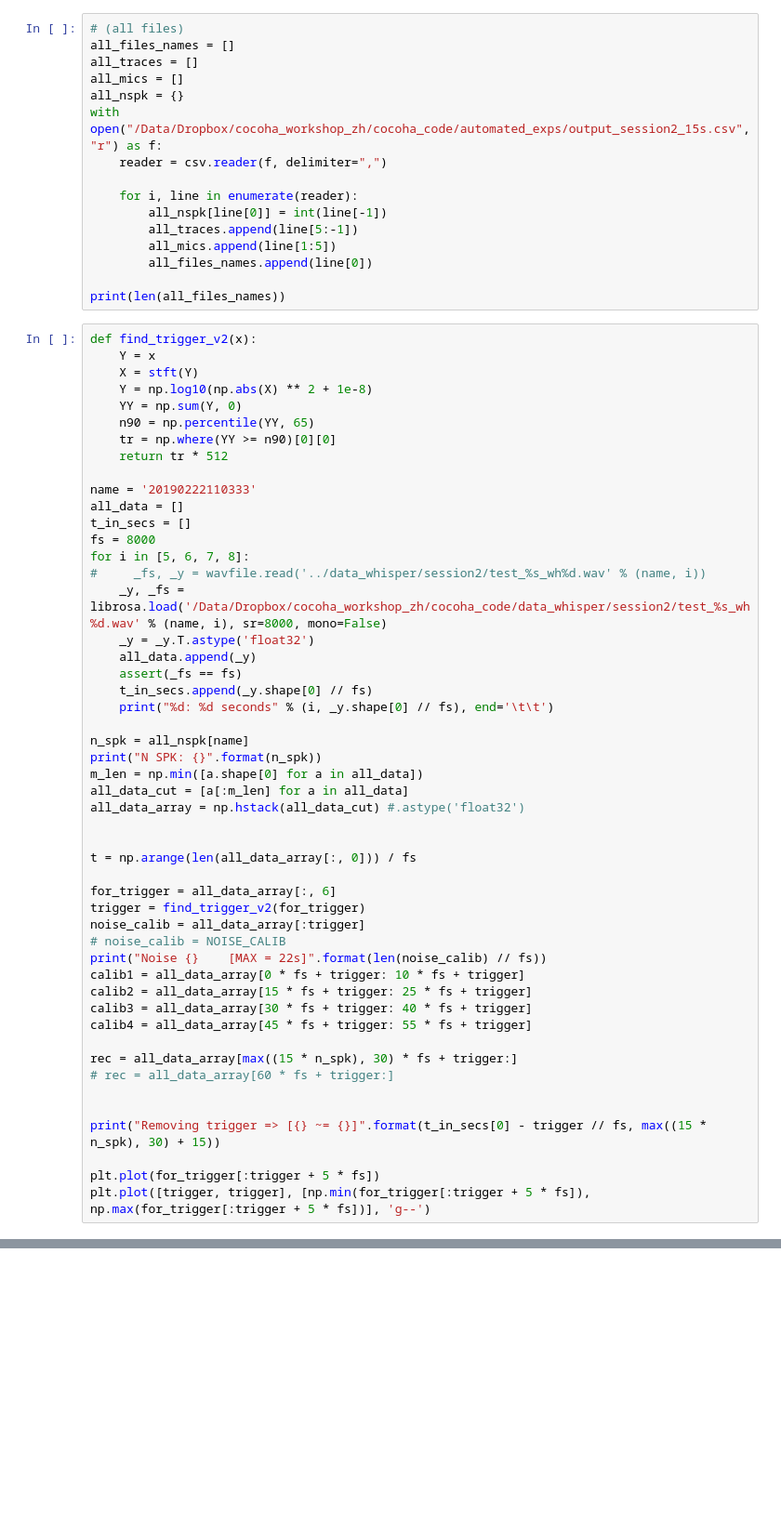
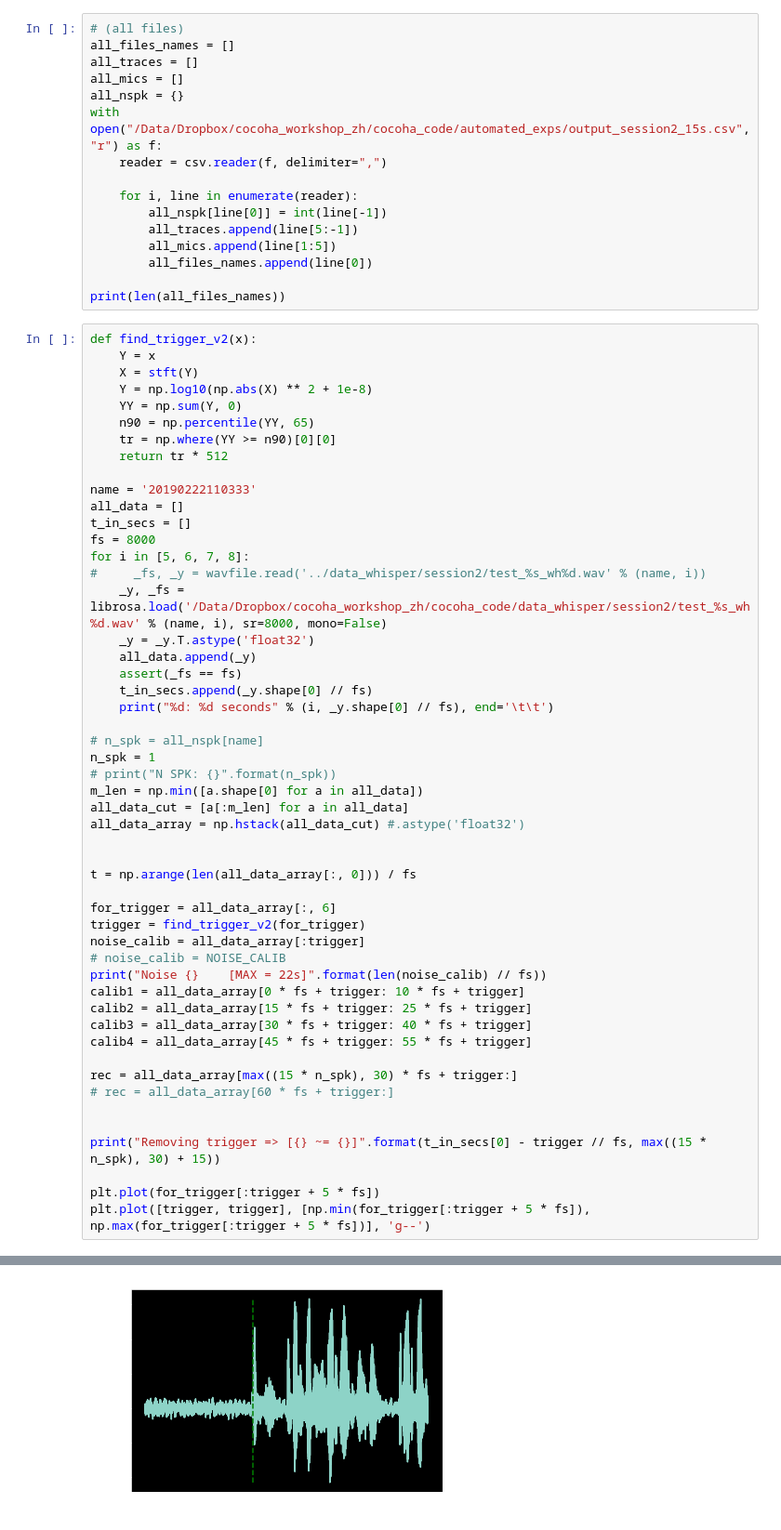
Before and after one commit to Enny1991/RealMuD, a Jupyter notebook: test_real_data.ipynb, the cells around one changed output, grey strips where cells are left out. Shown at 93% size. Drawn from its saved outputs; the diff is of its cells as text; blank space fills up the shorter version.

```diff
--- a/test_real_data.ipynb
+++ b/test_real_data.ipynb
@@ -83,8 +103,9 @@ for i in [5, 6, 7, 8]:
     t_in_secs.append(_y.shape[0] // fs)
     print("%d: %d seconds" % (i, _y.shape[0] // fs), end='\t\t')
 
-n_spk = all_nspk[name]
-print("N SPK: {}".format(n_spk))
+# n_spk = all_nspk[name]
+n_spk = 1
+# print("N SPK: {}".format(n_spk))
 m_len = np.min([a.shape[0] for a in all_data])
 all_data_cut = [a[:m_len] for a in all_data]
 all_data_array = np.hstack(all_data_cut) #.astype('float32')
@@ -110,3 +131,4 @@ print("Removing trigger => [{} ~= {}]".format(t_in_secs[0] - trigger // fs, max(
 
 plt.plot(for_trigger[:trigger + 5 * fs])
 plt.plot([trigger, trigger], [np.min(for_trigger[:trigger + 5 * fs]), np.max(for_trigger[:trigger + 5 * fs])], 'g--')
+# %% [output]
@@ -113,3 +138,4 @@ plt.plot([trigger, trigger], [np.min(for_trigger[:trigger + 5 * fs]), np.max(for
+[figure, added]
 # %%
 ipd.display(ipd.Audio(rec[:, 0], rate=8000))
 ipd.display(ipd.Audio(calib1[:, 0], rate=8000))
```
Also changed, not shown: parts of 12 cells of this notebook, 4 other files.
